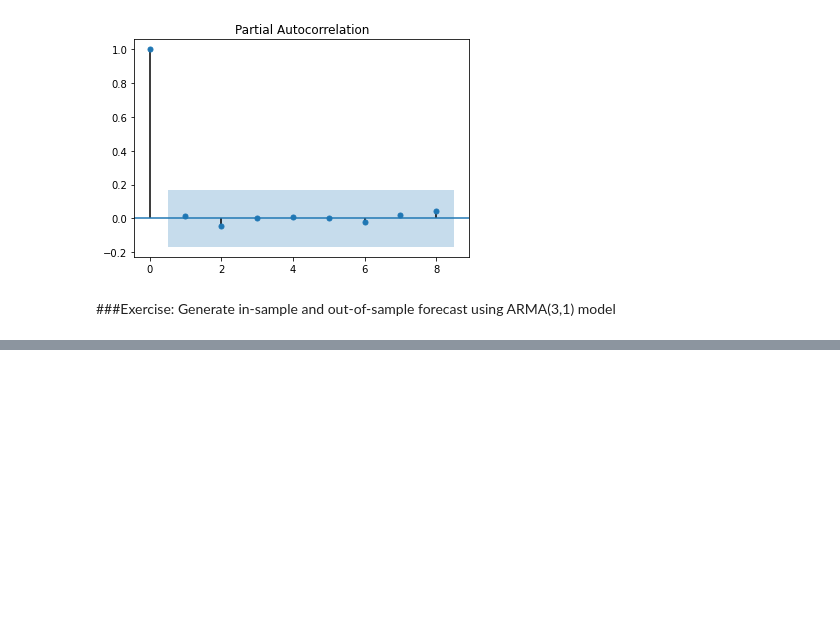
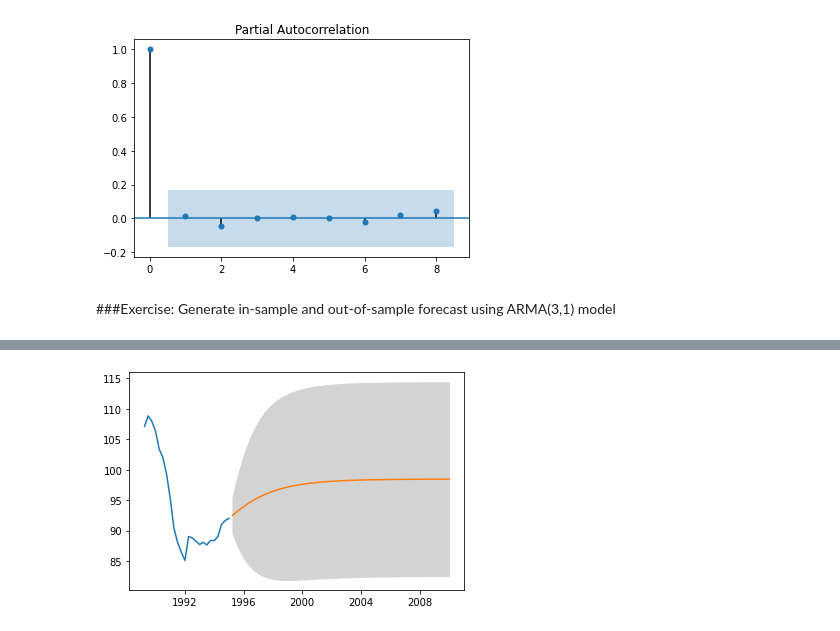
Before and after one commit to shihanxie/Econ475, a Jupyter notebook: 4_1_Cycles.ipynb, the cells around one changed output, grey strips where cells are left out. Drawn from its saved outputs; the diff is of its cells as text; code cells hidden in the pictures; blank space fills up the shorter version.

```diff
--- a/4_1_Cycles.ipynb
+++ b/4_1_Cycles.ipynb
@@ -362,0 +376,21 @@ Generate in-sample and out-of-sample forecast using ARMA(3,1) model
+# %%
+# Make out-of-sample forecast for next 15 years (60 quarters)
+arma_forecast = arma_results.get_forecast(60)
+# forecast mean
+mean_forecast = arma_forecast.predicted_mean
+# get confidence interval of forecast
+confidence_interval = arma_forecast.conf_int()
+
+# plotting predictions
+forecast_date = pd.date_range(start='1995-01-01', periods=60, freq='Q')
+plt.figure()
+plt.plot(caemp['date'][-24:], caemp['CAEMP'][-24:], label = 'Canadian Employment')
+plt.plot(forecast_date, mean_forecast.values)
+
+# Shade confidence interval
+plt.fill_between(forecast_date,
+                 confidence_interval['lower CAEMP'], confidence_interval['upper CAEMP'],
+                 color='lightgrey')
+plt.show()
+# %% [output]
+[figure, added]
```
Also changed, not shown: parts of 4 cells of this notebook.
